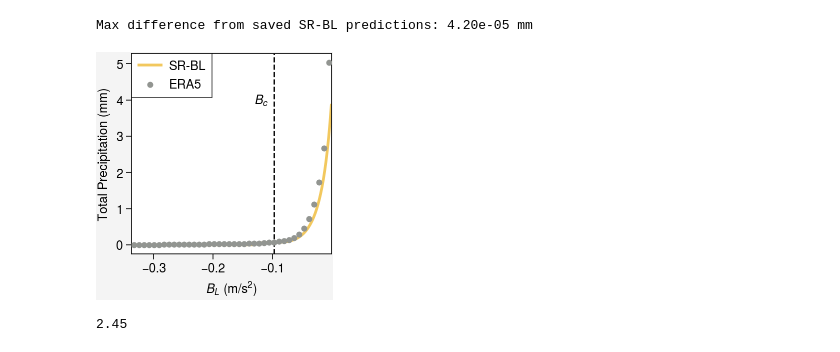
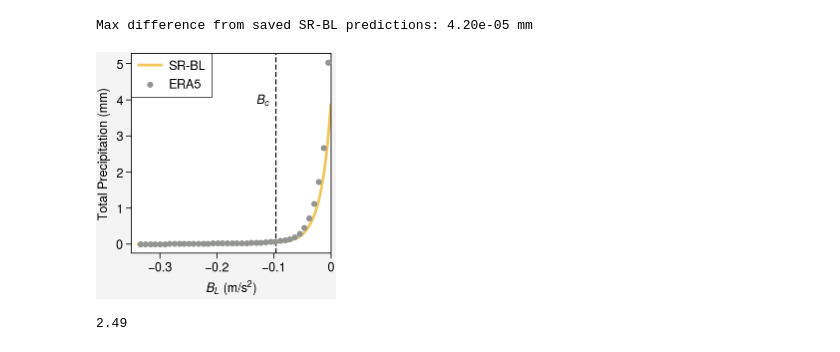
Before and after one commit to savannahferretti/monsoon-discovery, a Jupyter notebook: notebooks/srbl.ipynb, the cells around one changed output. Cells and saved outputs as stored; diff of their text form; code cells hidden in the pictures.

```diff
--- a/notebooks/srbl.ipynb
+++ b/notebooks/srbl.ipynb
@@ -66,15 +66,15 @@ binnedtp = np.where(counts>=MINSAMPLES,np.bincount(binidx,weights=tp,minlength=N
 Max difference from saved SR-BL predictions: 4.20e-05 mm
 # %%
 fig,ax = pplt.subplots(refwidth=2,refheight=2)
-ax.format(grid=False,xlabel='$\\mathit{B_L}$ (m/s$^2$)',ylabel='Total Precipitation (mm)')
+ax.format(grid=False,xlabel='$\\mathit{B_L}$ (m/s$^2$)',xlim=(-0.35,0),ylabel='Total Precipitation (mm)')
 ax.plot(blrange,predtp,color=EQUATIONS['sr_bl_eq']['color'],linewidth=2,label='SR-BL',zorder=2)
 ax.scatter(centers,binnedtp,color='gray',markersize=14,label='ERA5',zorder=3)
 ax.axvline(bc,color='k',linestyle='--',linewidth=1,zorder=1)
 ax.text(bc-0.01,0.8,'$\\mathit{B_c}$',ha='right',va='top',transform=ax.get_xaxis_transform())
 ax.legend(loc='ul',ncols=1)
 pplt.show()
 fig.save('../figs/fig_2.jpg')
 print(round(fig.get_figwidth(),2))
 # %% [output]
-[figure, old version]
+[figure, new version]
-2.45
+2.49
```
Also changed, not shown: 6 other files.
